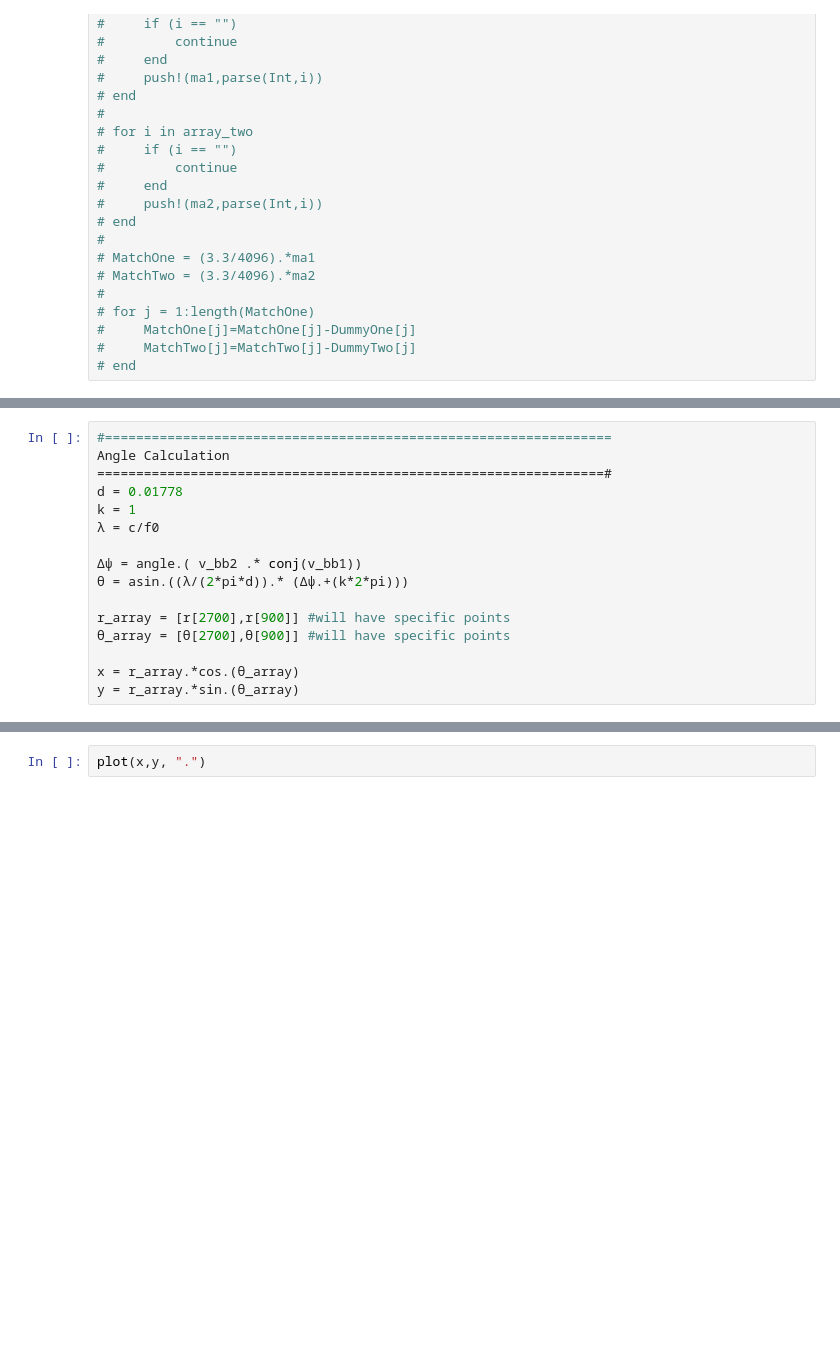
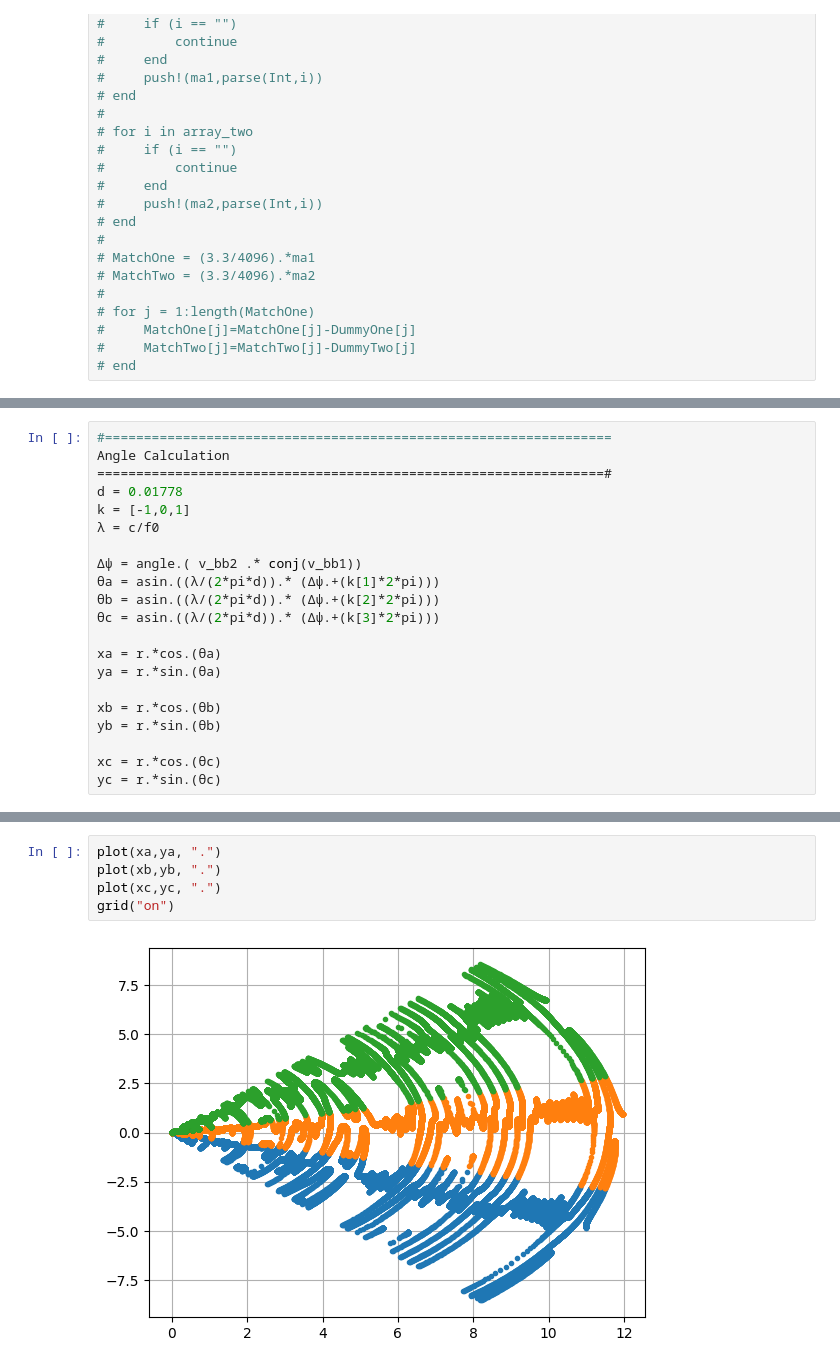
Before and after one commit to Niceta-Nduku/Sonar-Design-Project, a Jupyter notebook: Demo 2/PlanA/Processing.ipynb, the cells around one changed output, grey strips where cells are left out. Cells and saved outputs as stored; diff of their text form; blank space fills up the shorter version.

```diff
--- a/Demo 2/PlanA/Processing.ipynb
+++ b/Demo 2/PlanA/Processing.ipynb
@@ -416,14 +475,19 @@ plot(r,angle.(v_bb2))
 Angle Calculation
 =================================================================#
 d = 0.01778
-k = 1
+k = [-1,0,1]
 λ = c/f0
 
 Δψ = angle.( v_bb2 .* conj(v_bb1))
-θ = asin.((λ/(2*pi*d)).* (Δψ.+(k*2*pi)))
+θa = asin.((λ/(2*pi*d)).* (Δψ.+(k[1]*2*pi)))
+θb = asin.((λ/(2*pi*d)).* (Δψ.+(k[2]*2*pi)))
+θc = asin.((λ/(2*pi*d)).* (Δψ.+(k[3]*2*pi)))
 
-r_array = [r[2700],r[900]] #will have specific points
-θ_array = [θ[2700],θ[900]] #will have specific points
+xa = r.*cos.(θa)
+ya = r.*sin.(θa)
 
-x = r_array.*cos.(θ_array)
-y = r_array.*sin.(θ_array)
+xb = r.*cos.(θb)
+yb = r.*sin.(θb)
+
+xc = r.*cos.(θc)
+yc = r.*sin.(θc)
@@ -430,2 +512,7 @@ y = r_array.*sin.(θ_array)
-# %%
-plot(x,y, ".")
+# %%
+plot(xa,ya, ".")
+plot(xb,yb, ".")
+plot(xc,yc, ".")
+grid("on")
+# %% [output]
+[figure, added]
```
Also changed, not shown: parts of 14 cells of this notebook, 2 other files.
